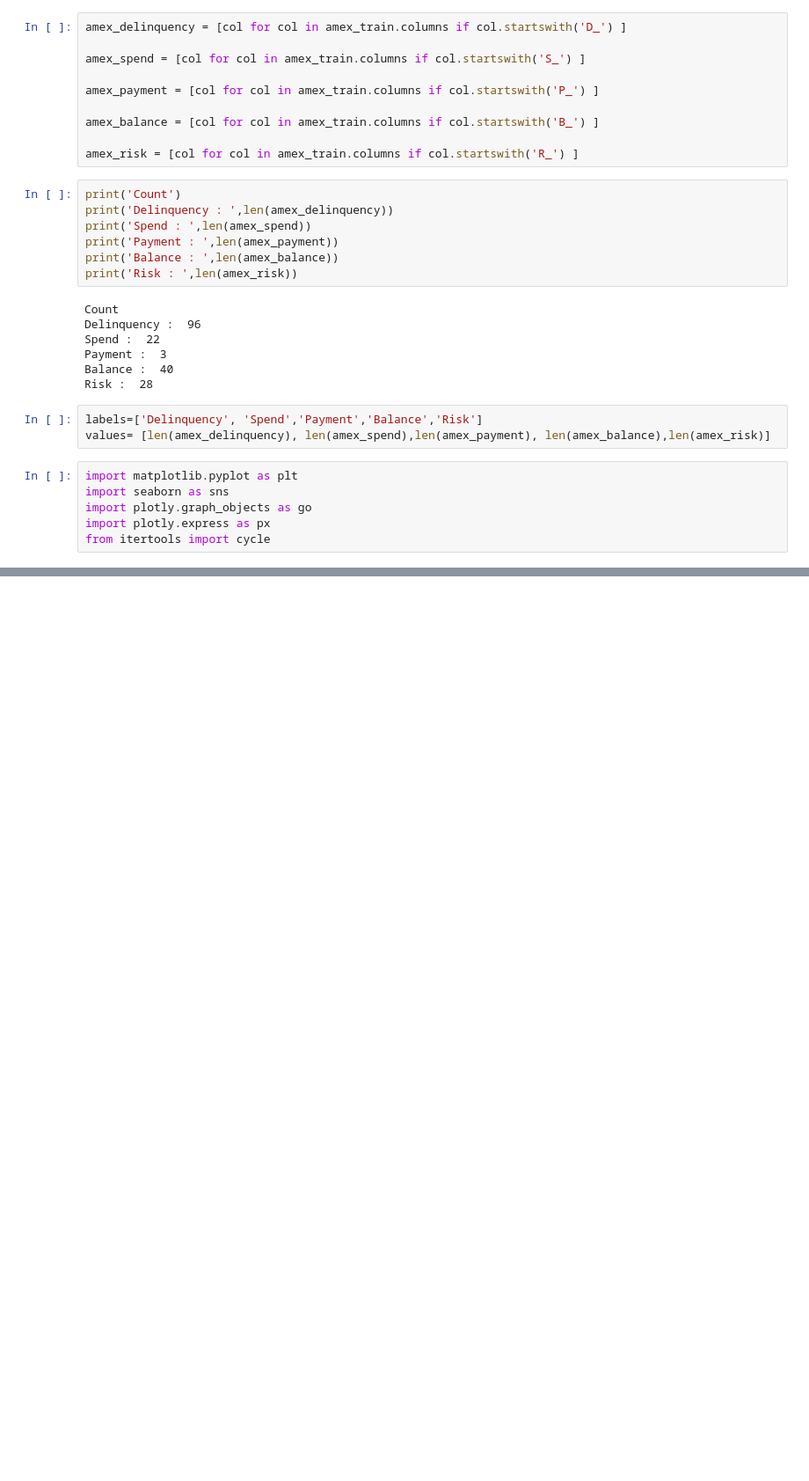
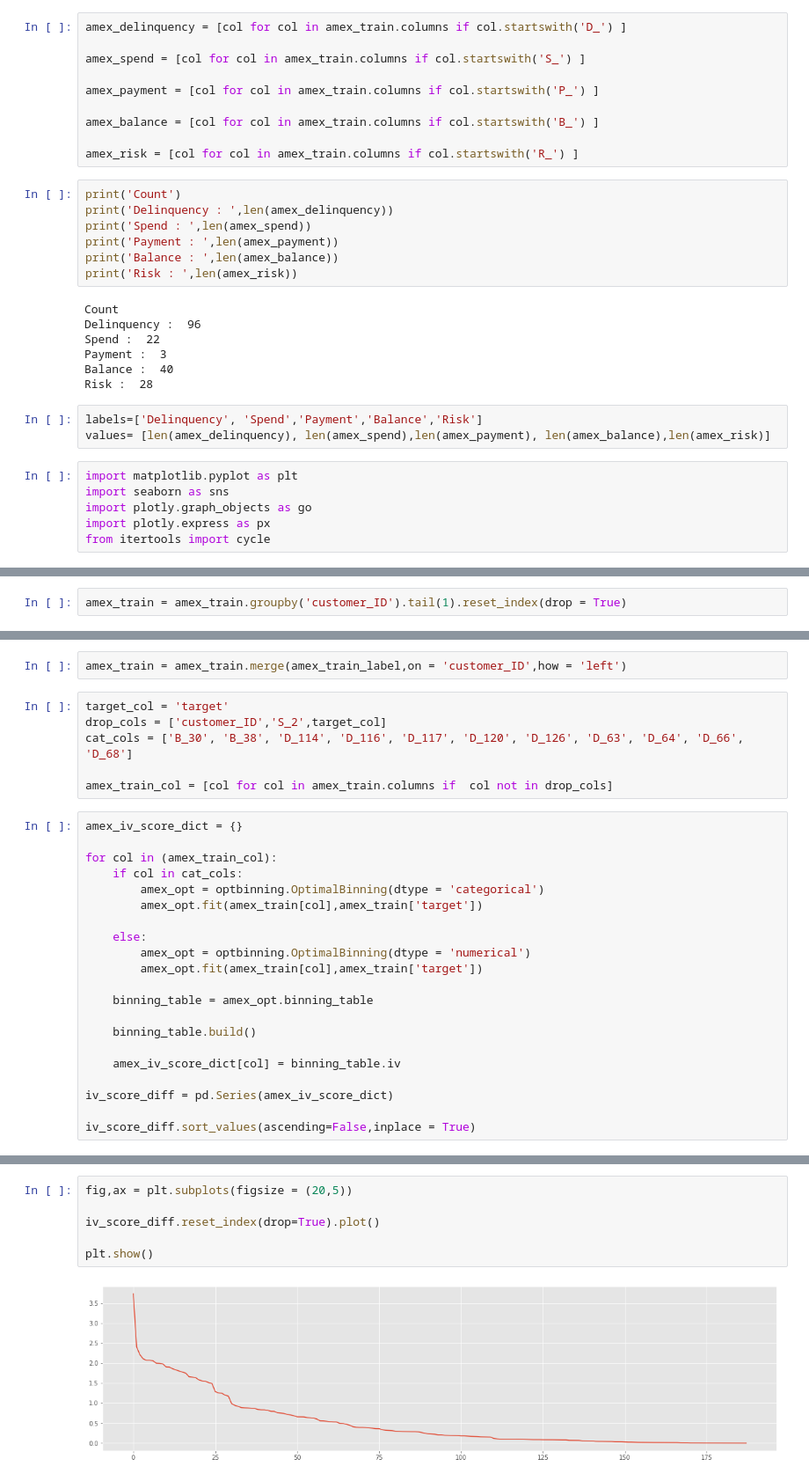
Before and after one commit to chaitsugale/AMEX-Default-PREDICTION, a Jupyter notebook: amex-default-prediction.ipynb, the cells around one changed output, grey strips where cells are left out. Shown at 88% size. Cells and saved outputs as stored; diff of their text form; blank space fills up the shorter version.

```diff
--- a/amex-default-prediction.ipynb
+++ b/amex-default-prediction.ipynb
@@ -171,0 +232,2 @@ plt.show()
+# %%
+amex_train = amex_train.groupby('customer_ID').tail(1).reset_index(drop = True)
@@ -171,0 +236,29 @@ plt.show()
+# %%
+amex_train = amex_train.merge(amex_train_label,on = 'customer_ID',how = 'left')
+# %%
+target_col = 'target'
+drop_cols = ['customer_ID','S_2',target_col]
+cat_cols = ['B_30', 'B_38', 'D_114', 'D_116', 'D_117', 'D_120', 'D_126', 'D_63', 'D_64', 'D_66', 'D_68']
+
+amex_train_col = [col for col in amex_train.columns if  col not in drop_cols]
+# %%
+amex_iv_score_dict = {}
+
+for col in (amex_train_col):
+    if col in cat_cols:
+        amex_opt = optbinning.OptimalBinning(dtype = 'categorical')
+        amex_opt.fit(amex_train[col],amex_train['target'])
+
+    else:
+        amex_opt = optbinning.OptimalBinning(dtype = 'numerical')
+        amex_opt.fit(amex_train[col],amex_train['target'])
+
+    binning_table = amex_opt.binning_table
+
+    binning_table.build()
+
+    amex_iv_score_dict[col] = binning_table.iv
+
+iv_score_diff = pd.Series(amex_iv_score_dict)
+
+iv_score_diff.sort_values(ascending=False,inplace = True)
@@ -171,0 +284,8 @@ plt.show()
+# %%
+fig,ax = plt.subplots(figsize = (20,5))
+
+iv_score_diff.reset_index(drop=True).plot()
+
+plt.show()
+# %% [output]
+[figure, added]
```
Also changed, not shown: parts of 10 cells of this notebook.
